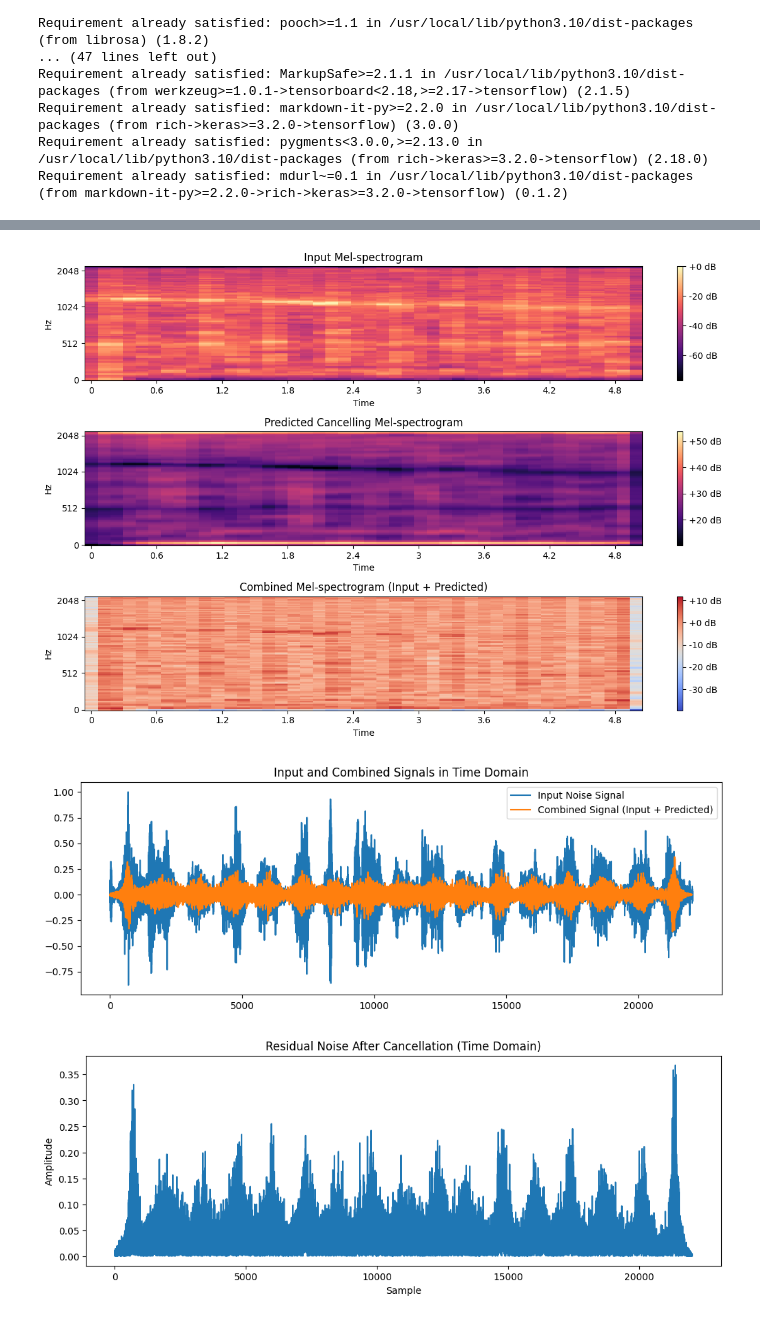
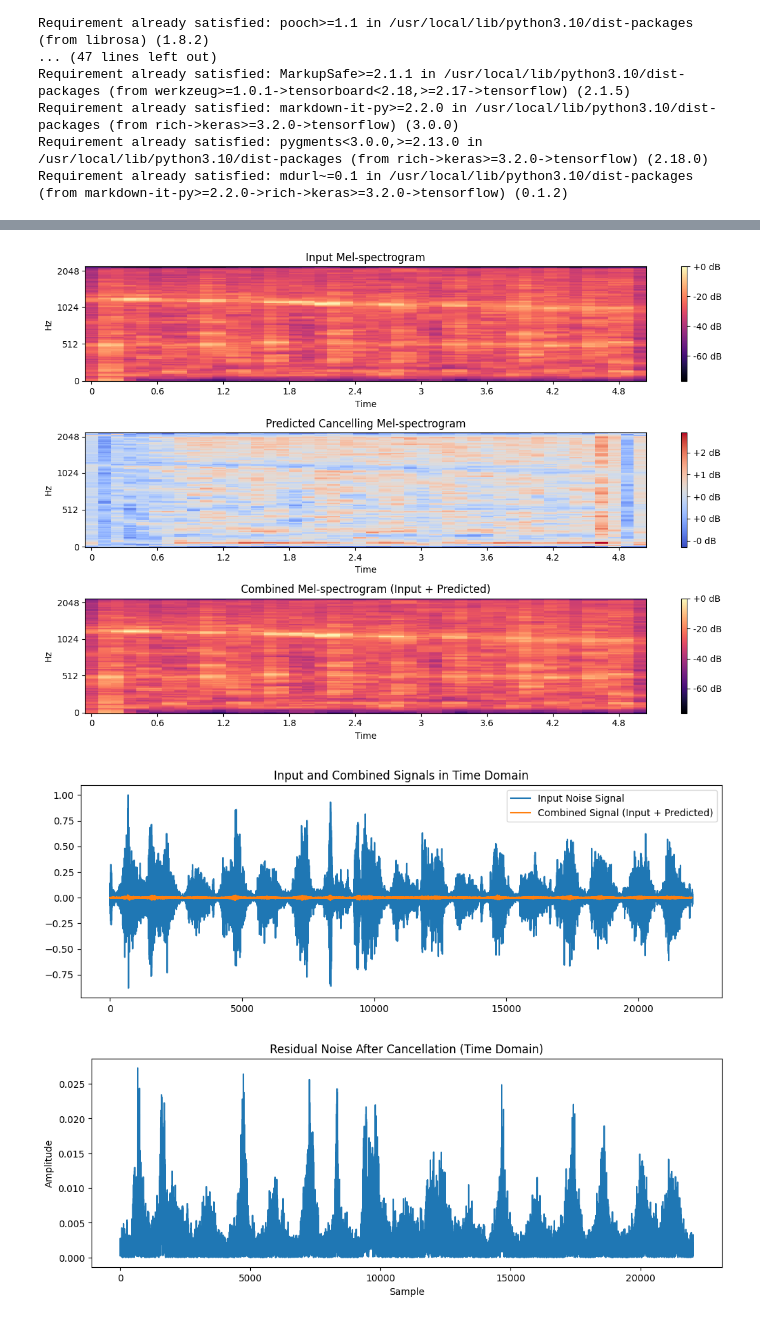
Before and after one commit to HernanDL/Noise-Cancellation-Using-ML, a Jupyter notebook: U_Net_Style_Frequency_Domain_Noise_Cancellation.ipynb, the cells around one changed output, grey strips where cells are left out. Cells and saved outputs as stored; diff of their text form; code cells hidden in the pictures.

```diff
--- a/U_Net_Style_Frequency_Domain_Noise_Cancellation.ipynb
+++ b/U_Net_Style_Frequency_Domain_Noise_Cancellation.ipynb
@@ -70,47 +99,62 @@ y_train_spectrogram = -x_train_spectrogram
 x_train_spectrogram = x_train_spectrogram.T.reshape((1, x_train_spectrogram.shape[1], x_train_spectrogram.shape[0], 1))
 y_train_spectrogram = y_train_spectrogram.T.reshape((1, y_train_spectrogram.shape[1], y_train_spectrogram.shape[0], 1))
 
-# 5. Build a U-Net Style Model
+# 5. Build a U-Net Style Model with Batch Normalization and Increased Capacity
 def build_unet_model(input_shape):
     inputs = tf.keras.layers.Input(shape=input_shape)
 
     # Encoder
-    conv1 = tf.keras.layers.Conv2D(32, (3, 3), activation='relu', padding='same')(inputs)
-    conv1 = tf.keras.layers.Conv2D(32, (3, 3), activation='relu', padding='same')(conv1)
+    conv1 = tf.keras.layers.Conv2D(64, (3, 3), activation='relu', padding='same')(inputs)
+    conv1 = tf.keras.layers.BatchNormalization()(conv1)
+    conv1 = tf.keras.layers.Conv2D(64, (3, 3), activation='relu', padding='same')(conv1)
+    conv1 = tf.keras.layers.BatchNormalization()(conv1)
     pool1 = tf.keras.layers.MaxPooling2D((2, 2))(conv1)
 
-    conv2 = tf.keras.layers.Conv2D(64, (3, 3), activation='relu', padding='same')(pool1)
-    conv2 = tf.keras.layers.Conv2D(64, (3, 3), activation='relu', padding='same')(conv2)
+    conv2 = tf.keras.layers.Conv2D(128, (3, 3), activation='relu', padding='same')(pool1)
+    conv2 = tf.keras.layers.BatchNormalization()(conv2)
+    conv2 = tf.keras.layers.Conv2D(128, (3, 3), activation='relu', padding='same')(conv2)
+    conv2 = tf.keras.layers.BatchNormalization()(conv2)
     pool2 = tf.keras.layers.MaxPooling2D((2, 2))(conv2)
 
     # Bottleneck
-    conv3 = tf.keras.layers.Conv2D(128, (3, 3), activation='relu', padding='same')(pool2)
-    conv3 = tf.keras.layers.Conv2D(128, (3, 3), activation='relu', padding='same')(conv3)
+    conv3 = tf.keras.layers.Conv2D(256, (3, 3), activation='relu', padding='same')(pool2)
+    conv3 = tf.keras.layers.BatchNormalization()(conv3)
+    conv3 = tf.keras.layers.Conv2D(256, (3, 3), activation='relu', padding='same')(conv3)
+    conv3 = tf.keras.layers.BatchNormalization()(conv3)
 
     # Decoder
     up1 = tf.keras.layers.UpSampling2D((2, 2))(conv3)
     merge1 = tf.keras.layers.Concatenate()([up1, conv2])
-    conv4 = tf.keras.layers.Conv2D(64, (3, 3), activation='relu', padding='same')(merge1)
-    conv4 = tf.keras.layers.Conv2D(64, (3, 3), activation='relu', padding='same')(conv4)
+    conv4 = tf.keras.layers.Conv2D(128, (3, 3), activation='relu', padding='same')(merge1)
+    conv4 = tf.keras.layers.BatchNormalization()(conv4)
+    conv4 = tf.keras.layers.Conv2D(128, (3, 3), activation='relu', padding='same')(conv4)
+    conv4 = tf.keras.layers.BatchNormalization()(conv4)
 
     up2 = tf.keras.layers.UpSampling2D((2, 2))(conv4)
     merge2 = tf.keras.layers.Concatenate()([up2, conv1])
-    conv5 = tf.keras.layers.Conv2D(32, (3, 3), activation='relu', padding='same')(merge2)
-    conv5 = tf.keras.layers.Conv2D(32, (3, 3), activation='relu', padding='same')(conv5)
+    conv5 = tf.keras.layers.Conv2D(64, (3, 3), activation='relu', padding='same')(merge2)
+    conv5 = tf.keras.layers.BatchNormalization()(conv5)
+    conv5 = tf.keras.layers.Conv2D(64, (3, 3), activation='relu', padding='same')(conv5)
+    conv5 = tf.keras.layers.BatchNormalization()(conv5)
 
     outputs = tf.keras.layers.Conv2D(1, (1, 1), activation='linear')(conv5)
 
     model = tf.keras.Model(inputs, outputs)
     return model
 
-# Build the U-Net model
+# Build the U-Net model with increased capacity and batch normalization
 model = build_unet_model(input_shape=(x_train_spectrogram.shape[1], x_train_spectrogram.shape[2], 1))
 
-# Compile the model with MAE loss
-model.compile(optimizer='adam', loss='mean_absolute_error')
+# Compile the model with RMSProp optimizer, logcosh loss, and gradient clipping
+model.compile(optimizer=tf.keras.optimizers.RMSprop(learning_rate=1e-4, clipnorm=1.0), loss=tf.keras.losses.LogCosh())
 
-# 6. Train the Model
-history = model.fit(x_train_spectrogram, y_train_spectrogram, epochs=30, batch_size=1)
+# Learning rate scheduler (more aggressive)
+lr_scheduler = tf.keras.callbacks.ReduceLROnPlateau(
+    monitor='loss', factor=0.2, patience=2, min_lr=1e-6, verbose=1
+)
+
+# 6. Train the Model with RMSProp, gradient clipping, and Learning Rate Scheduler
+history = model.fit(x_train_spectrogram, y_train_spectrogram, epochs=60, batch_size=1, callbacks=[lr_scheduler])
 
 # 7. Make Predictions and Combine Input with Predicted Output
 predicted_output_spectrogram = model.predict(x_train_spectrogram)
@@ -188,3 +232,3 @@ Epoch 30/30
-[figure, old version]
+[figure, new version]
-[figure, old version]
+[figure, new version]
-[figure, old version]
+[figure, new version]
```
Also changed, not shown: parts of 4 cells of this notebook.
